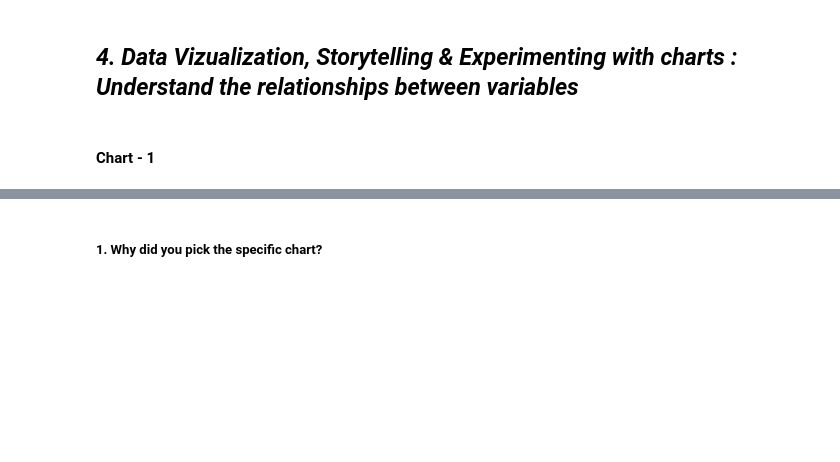
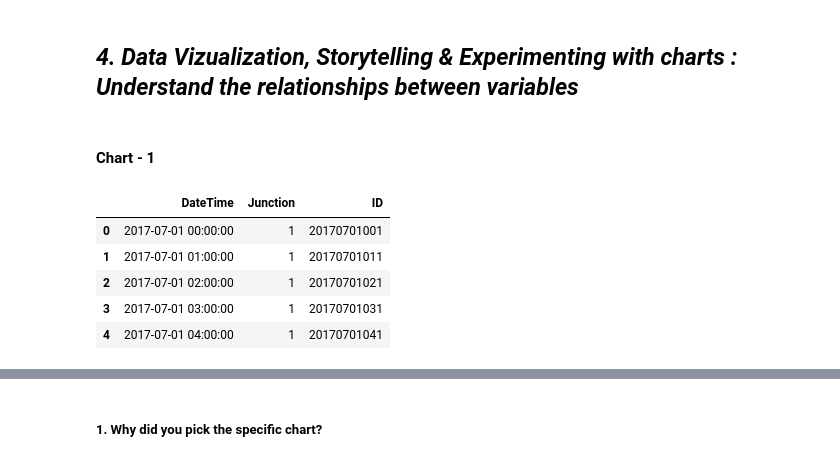
Before and after one commit to Mostaqul143/Upskill-Campas, a Jupyter notebook: Traffic Prediction.ipynb, the cells around one changed output, grey strips where cells are left out. Drawn from its saved outputs; the diff is of its cells as text; code cells hidden in the pictures; blank space fills up the shorter version.

```diff
--- a/Traffic Prediction.ipynb
+++ b/Traffic Prediction.ipynb
@@ -242,5 +299,14 @@ Answer Here.
 ## ***4. Data Vizualization, Storytelling & Experimenting with charts : Understand the relationships between variables***
 # %% [markdown]
 #### Chart - 1
+# %%
+test_df.head()
+# %% [output]
+|  | DateTime | Junction | ID |
+| 0 | 2017-07-01 00:00:00 | 1 | 20170701001 |
+| 1 | 2017-07-01 01:00:00 | 1 | 20170701011 |
+| 2 | 2017-07-01 02:00:00 | 1 | 20170701021 |
+| 3 | 2017-07-01 03:00:00 | 1 | 20170701031 |
+| 4 | 2017-07-01 04:00:00 | 1 | 20170701041 |
 # %%
 # Chart - 1 visualization code
```
Also changed, not shown: parts of 10 cells of this notebook.
